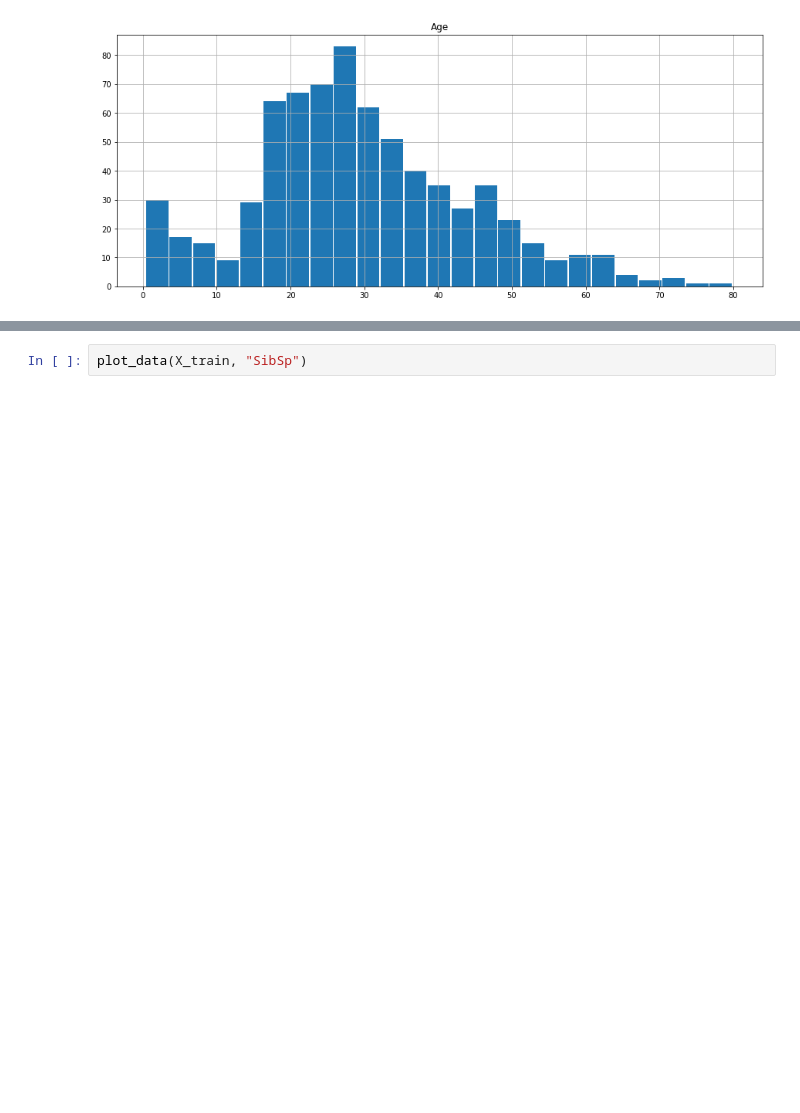
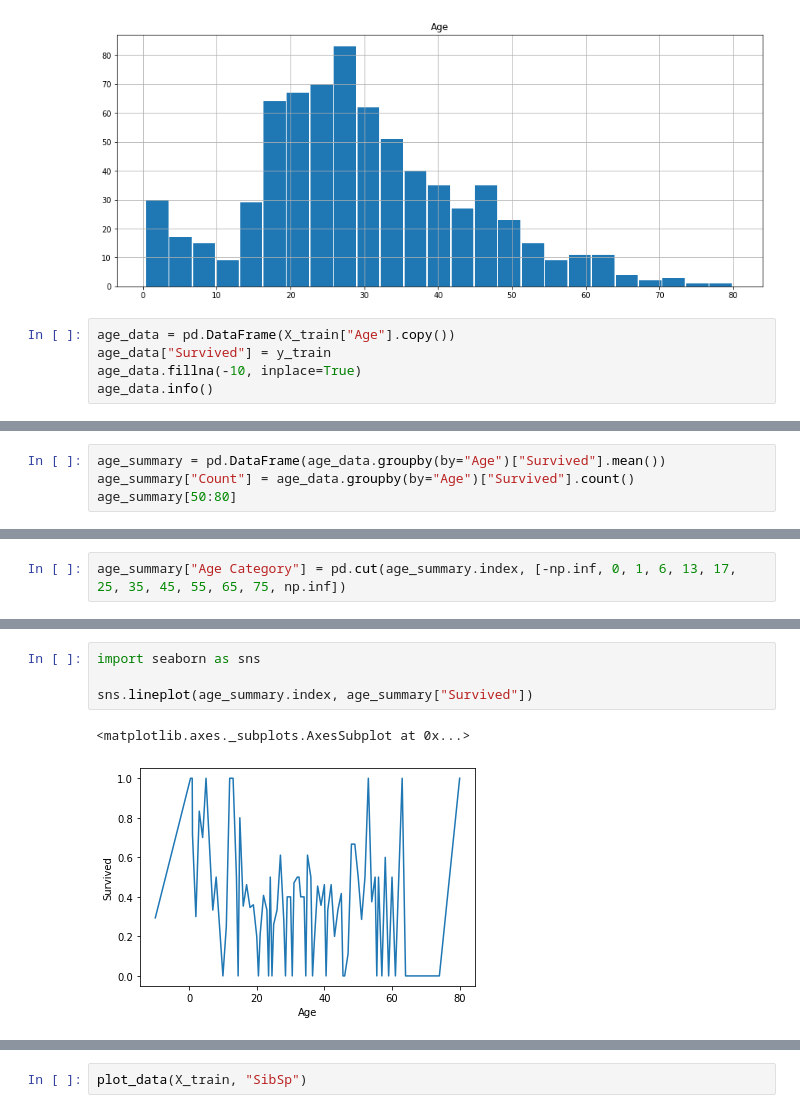
Before and after one commit to macwong/MachineLearning, a Jupyter notebook: Hands-On Machine Learning/Chapter 03 - Titanic.ipynb, the cells around one changed output, grey strips where cells are left out. Saved outputs shown, nothing was run; the diff lists cells and outputs as text; blank space fills up the shorter version.

```diff
--- a/Hands-On Machine Learning/Chapter 03 - Titanic.ipynb
+++ b/Hands-On Machine Learning/Chapter 03 - Titanic.ipynb
@@ -119,3 +119,8 @@ X_train.hist("Age", bins=25, width=3, figsize=(15, 6))
 array([[<matplotlib.axes._subplots.AxesSubplot object at 0x...>]],
       dtype=object)
 [figure]
+# %%
+age_data = pd.DataFrame(X_train["Age"].copy())
+age_data["Survived"] = y_train
+age_data.fillna(-10, inplace=True)
+age_data.info()
@@ -121,0 +135,4 @@ array([[<matplotlib.axes._subplots.AxesSubplot object at 0x...>]],
+# %%
+age_summary = pd.DataFrame(age_data.groupby(by="Age")["Survived"].mean())
+age_summary["Count"] = age_data.groupby(by="Age")["Survived"].count()
+age_summary[50:80]
@@ -121,0 +158,2 @@ array([[<matplotlib.axes._subplots.AxesSubplot object at 0x...>]],
+# %%
+age_summary["Age Category"] = pd.cut(age_summary.index, [-np.inf, 0, 1, 6, 13, 17, 25, 35, 45, 55, 65, 75, np.inf])
@@ -121,0 +181,7 @@ array([[<matplotlib.axes._subplots.AxesSubplot object at 0x...>]],
+# %%
+import seaborn as sns
+
+sns.lineplot(age_summary.index, age_summary["Survived"])
+# %% [output]
+<matplotlib.axes._subplots.AxesSubplot at 0x...>
+[figure, added]
```
Also changed, not shown: parts of 25 cells of this notebook.
